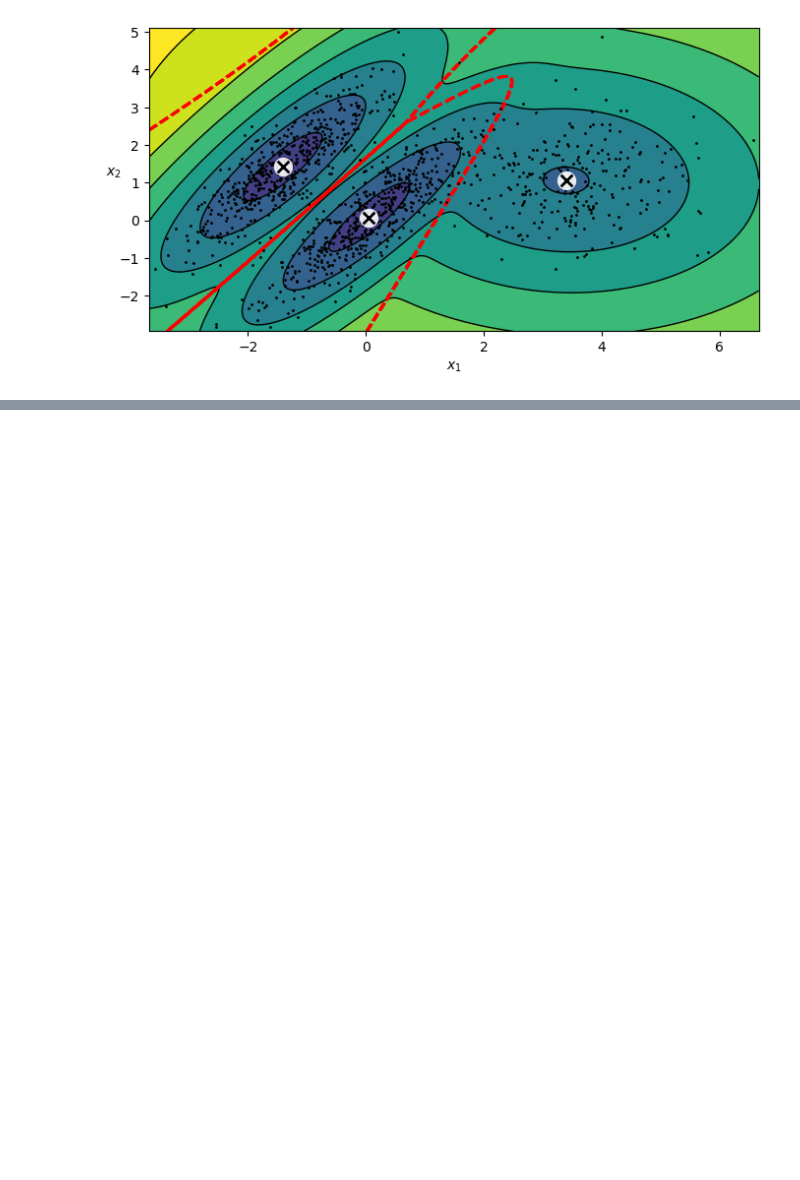
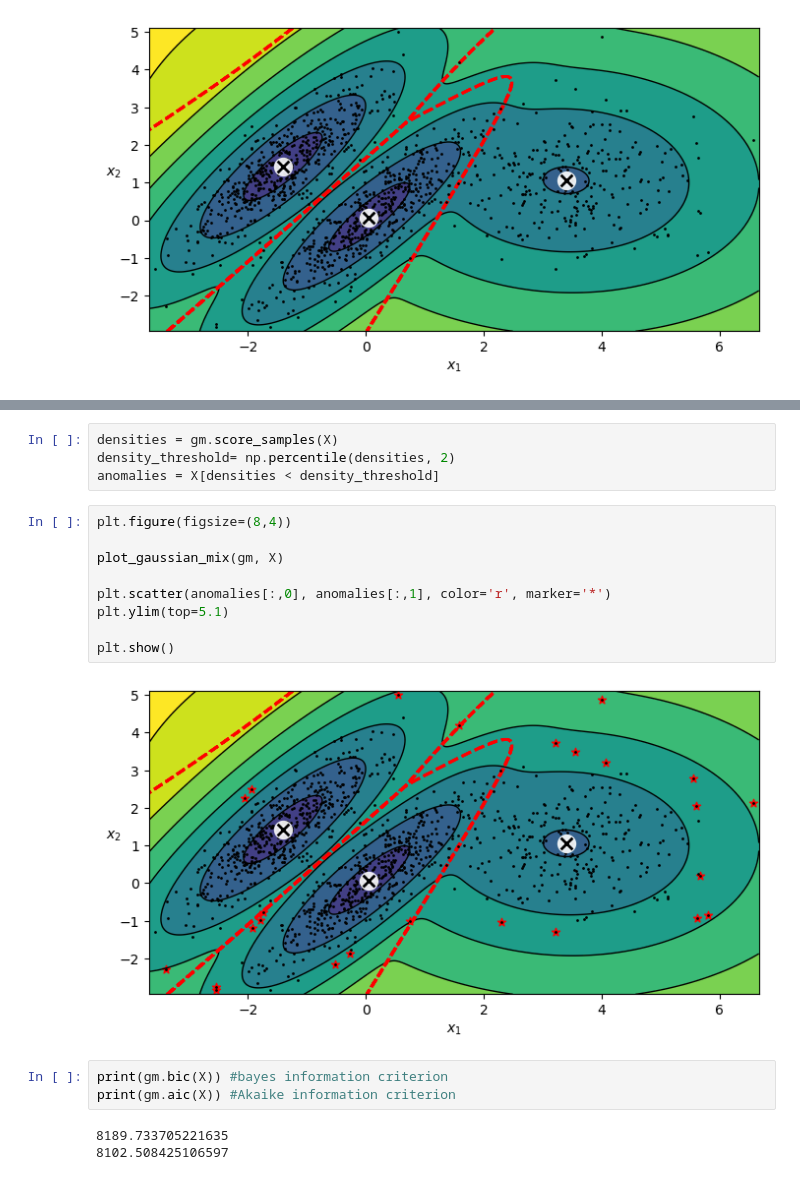
Before and after one commit to tcarr032/Unsupervised-Learning-models, a Jupyter notebook: Unsupervised.ipynb, the cells around one changed output, grey strips where cells are left out. Drawn from its saved outputs; the diff is of its cells as text; blank space fills up the shorter version.

```diff
--- a/Unsupervised.ipynb
+++ b/Unsupervised.ipynb
@@ -446,0 +480,21 @@ plt.show()
+# %%
+densities = gm.score_samples(X)
+density_threshold= np.percentile(densities, 2)
+anomalies = X[densities < density_threshold]
+# %%
+plt.figure(figsize=(8,4))
+
+plot_gaussian_mix(gm, X)
+
+plt.scatter(anomalies[:,0], anomalies[:,1], color='r', marker='*')
+plt.ylim(top=5.1)
+
+plt.show()
+# %% [output]
+[figure, added]
+# %%
+print(gm.bic(X)) #bayes information criterion
+print(gm.aic(X)) #Akaike information criterion
+# %% [output]
+8189.733705221635
+8102.508425106597
```
Also changed, not shown: parts of 22 cells of this notebook.
